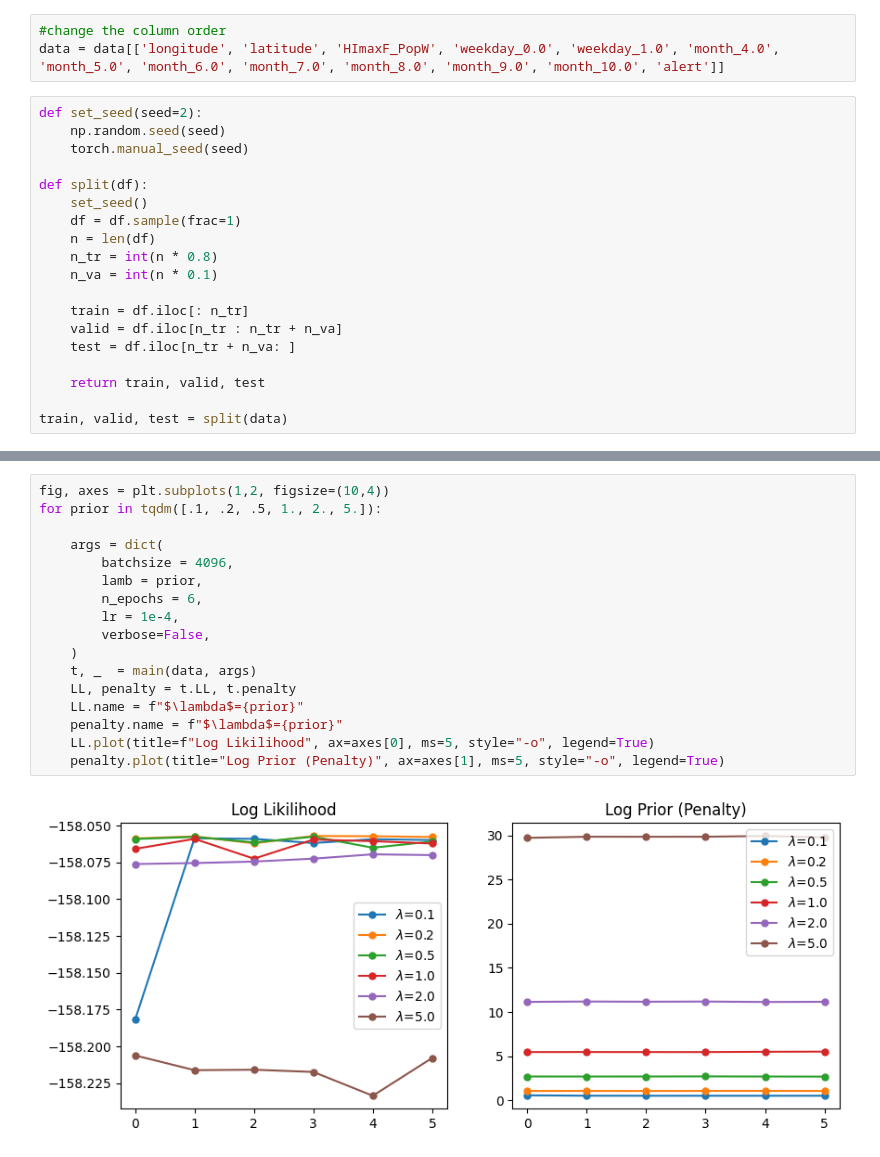
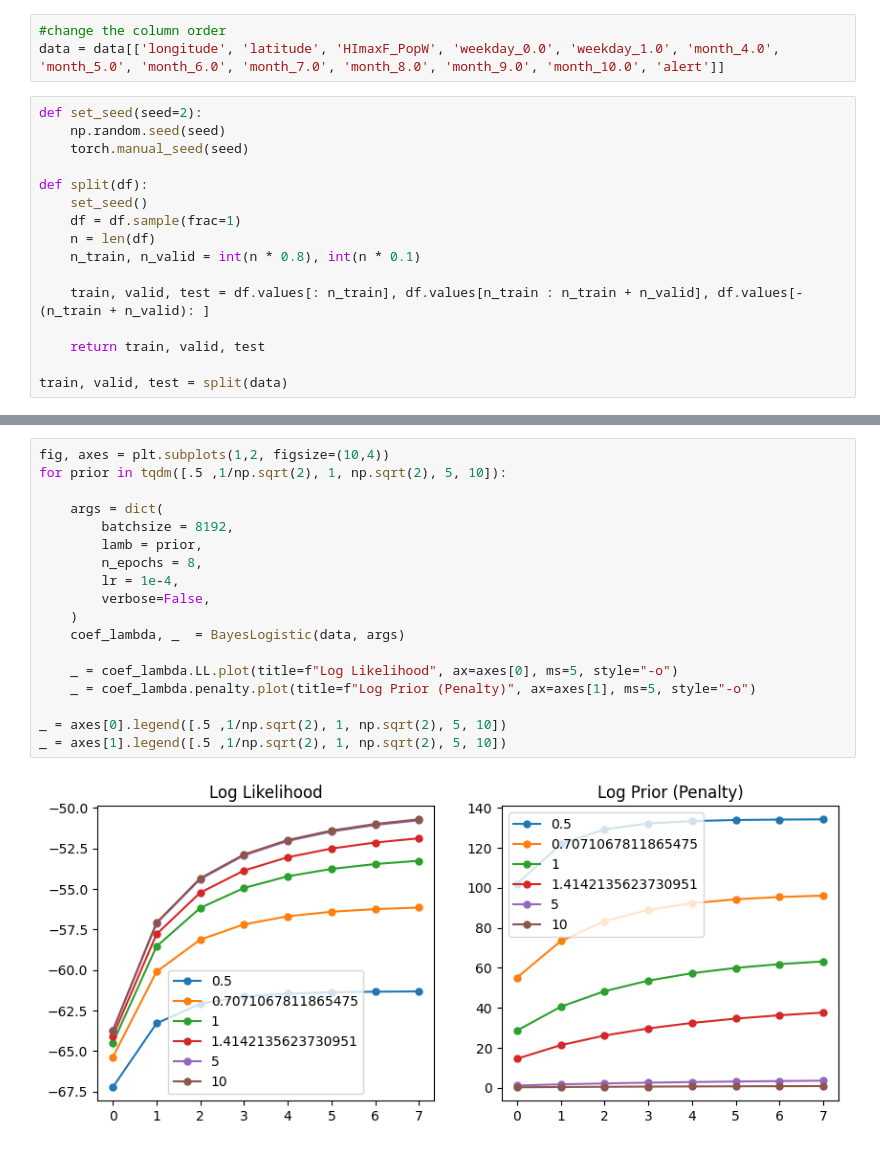
Before and after one commit to Lyric98/probML6701, a Jupyter notebook: hw1/hw1.ipynb, the cells around one changed output, grey strips where cells are left out. Drawn from its saved outputs; the diff is of its cells as text.

Commit message:
batch size & lr plots

```diff
--- a/hw1/hw1.ipynb
+++ b/hw1/hw1.ipynb
@@ -137,12 +141,9 @@ def split(df):
     set_seed()
     df = df.sample(frac=1)
     n = len(df)
-    n_tr = int(n * 0.8)
-    n_va = int(n * 0.1)
+    n_train, n_valid = int(n * 0.8), int(n * 0.1)
 
-    train = df.iloc[: n_tr]
-    valid = df.iloc[n_tr : n_tr + n_va]
-    test = df.iloc[n_tr + n_va: ]
+    train, valid, test = df.values[: n_train], df.values[n_train : n_train + n_valid], df.values[-(n_train + n_valid): ]
 
     return train, valid, test
 
@@ -262,20 +281,21 @@ month_10.0 & 1.227182 \\
 \end{tabular}
 # %%
 fig, axes = plt.subplots(1,2, figsize=(10,4))
-for prior in tqdm([.1, .2, .5, 1., 2., 5.]):
+for prior in tqdm([.5 ,1/np.sqrt(2), 1, np.sqrt(2), 5, 10]):
 
     args = dict(
-        batchsize = 4096,
+        batchsize = 8192,
         lamb = prior,
-        n_epochs = 6,
+        n_epochs = 8,
         lr = 1e-4,
         verbose=False,
     )
-    t, _  = main(data, args)
-    LL, penalty = t.LL, t.penalty
-    LL.name = f"$\lambda$={prior}"
-    penalty.name = f"$\lambda$={prior}"
-    LL.plot(title=f"Log Likilihood", ax=axes[0], ms=5, style="-o", legend=True)
-    penalty.plot(title="Log Prior (Penalty)", ax=axes[1], ms=5, style="-o", legend=True)
+    coef_lambda, _  = BayesLogistic(data, args)
+
+    _ = coef_lambda.LL.plot(title=f"Log Likelihood", ax=axes[0], ms=5, style="-o")
+    _ = coef_lambda.penalty.plot(title=f"Log Prior (Penalty)", ax=axes[1], ms=5, style="-o")
+
+_ = axes[0].legend([.5 ,1/np.sqrt(2), 1, np.sqrt(2), 5, 10])
+_ = axes[1].legend([.5 ,1/np.sqrt(2), 1, np.sqrt(2), 5, 10])
 # %% [output]
-[figure, old version]
+[figure, new version]
```
Also changed, not shown: parts of 8 cells of this notebook, 1 other file.
